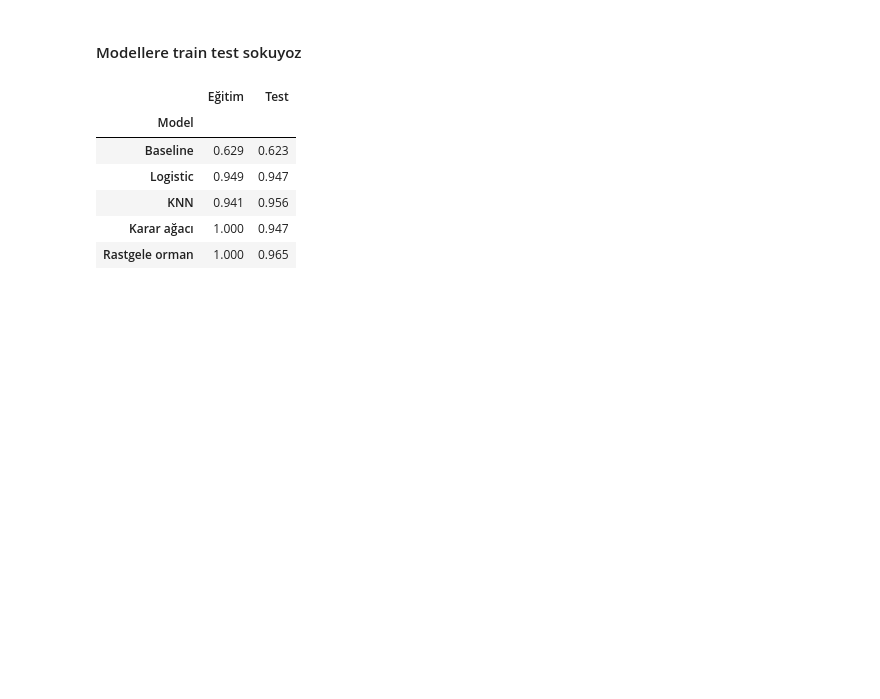
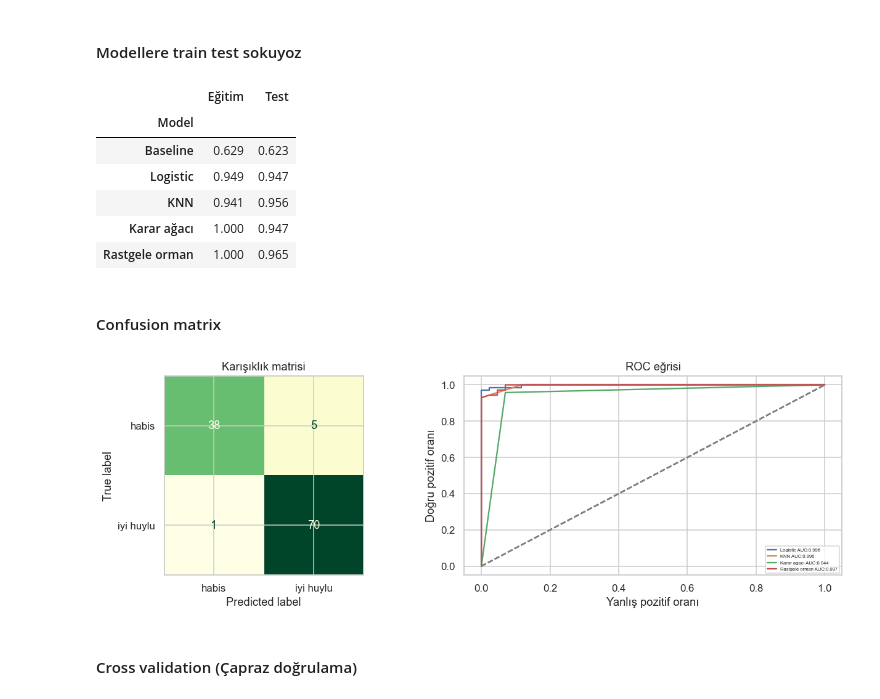
Before and after one commit to 0gsar1m/SoftITo, a Jupyter notebook: Machine_Learning/Classification_colaab_hocanın_21.09.2026.ipynb, the cells around one changed output. Saved outputs shown, nothing was run; the diff lists cells and outputs as text; code cells hidden in the pictures; blank space fills up the shorter version.

```diff
--- a/Machine_Learning/Classification_colaab_hocanın_21.09.2026.ipynb
+++ b/Machine_Learning/Classification_colaab_hocanın_21.09.2026.ipynb
@@ -103,3 +103,37 @@ pd.DataFrame(satirlar).set_index("Model").round(3)
 | KNN | 0.941 | 0.956 |
 | Karar ağacı | 1.000 | 0.947 |
 | Rastgele orman | 1.000 | 0.965 |
+# %% [markdown]
+#### Confusion matrix
+# %%
+from sklearn.metrics import confusion_matrix, ConfusionMatrixDisplay ,classification_report, roc_curve, roc_auc_score
+
+model = siniflandiricilar["Logistic"]
+tahmin = model.predict(Xc_test)
+olasilik = model.predict_proba(Xc_test)[:,1]
+
+fig ,axes = plt.subplots(1,2,figsize=(12,4))
+
+cm = confusion_matrix(yc_test,tahmin)
+ConfusionMatrixDisplay.from_predictions(yc_test,tahmin, display_labels =["habis","iyi huylu"], cmap="YlGn",ax=axes[0],colorbar=False)
+axes[0].set_title("Karışıklık matrisi")
+axes
+
+
+for ad in ["Logistic","KNN","Karar ağacı","Rastgele orman"]:
+  p=siniflandiricilar[ad].predict_proba(Xc_test)[:,1]
+  fpr,tpr,_=roc_curve(yc_test,p)
+  axes[1].plot(fpr,tpr,label=f"{ad} AUC:{roc_auc_score(yc_test,p):.3f}")
+  axes[1].plot([0,1],[0,1],linestyle="--",color="gray")
+  axes[1].set_xlabel("Yanlış pozitif oranı")
+  axes[1].set_ylabel("Doğru pozitif oranı")
+  axes[1].set_title("ROC eğrisi")
+  axes[1].legend(fontsize=5)
+  axes[1].grid(True)
+
+plt.tight_layout()
+plt.show()
+# %% [output]
+[figure, added]
+# %% [markdown]
+#### Cross validation (Çapraz doğrulama)
```
Also changed, not shown: parts of 11 cells of this notebook, 3 other files.
